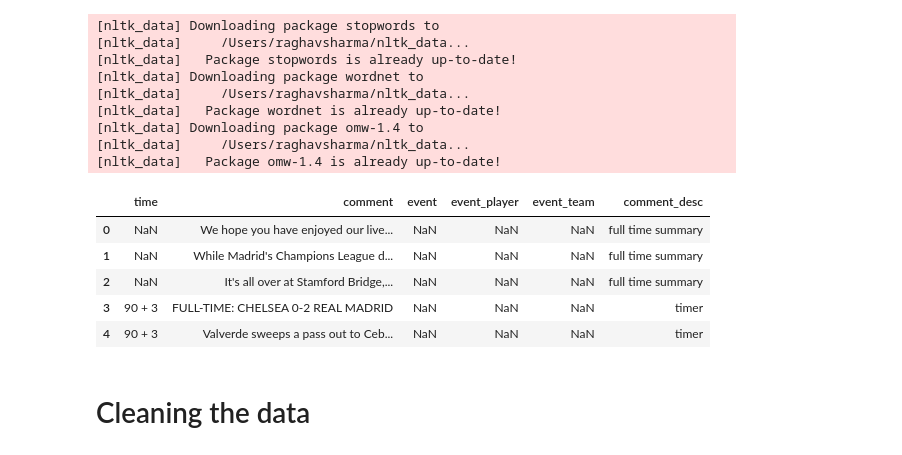
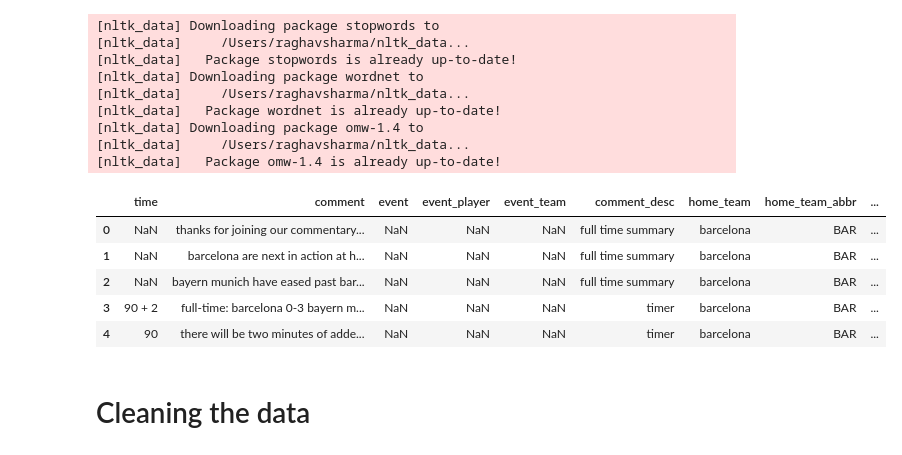
Before and after one commit to avisionary/commentary_analysis, a Jupyter notebook: code/utils/summary_rs.ipynb, the cells around one changed output. Saved outputs shown, nothing was run; the diff lists cells and outputs as text; code cells hidden in the pictures.

```diff
--- a/code/utils/summary_rs.ipynb
+++ b/code/utils/summary_rs.ipynb
@@ -39,15 +39,16 @@ warnings.filterwarnings('ignore')
 [nltk_data]     /Users/raghavsharma/nltk_data...
 [nltk_data]   Package omw-1.4 is already up-to-date!
 # %%
-temp_df = pd.read_csv('../../data/temp_data.csv')
+temp_df = pd.read_csv('../../data/commentory_matchid.csv')
+temp_df = temp_df[temp_df['match_id'] != 95]
 temp_df.head()
 # %% [output]
-|  | time | comment | event | event_player | event_team | comment_desc |
-| 0 | NaN | We hope you have enjoyed our live... | NaN | NaN | NaN | full time summary |
-| 1 | NaN | While Madrid's Champions League d... | NaN | NaN | NaN | full time summary |
-| 2 | NaN | It's all over at Stamford Bridge,... | NaN | NaN | NaN | full time summary |
-| 3 | 90 + 3 | FULL-TIME: CHELSEA 0-2 REAL MADRID | NaN | NaN | NaN | timer |
-| 4 | 90 + 3 | Valverde sweeps a pass out to Ceb... | NaN | NaN | NaN | timer |
+|  | time | comment | event | event_player | event_team | comment_desc | home_team | home_team_abbr | ... |
+| 0 | NaN | thanks for joining our commentary... | NaN | NaN | NaN | full time summary | barcelona | BAR | ... |
+| 1 | NaN | barcelona are next in action at h... | NaN | NaN | NaN | full time summary | barcelona | BAR | ... |
+| 2 | NaN | bayern munich have eased past bar... | NaN | NaN | NaN | full time summary | barcelona | BAR | ... |
+| 3 | 90 + 2 | full-time: barcelona 0-3 bayern m... | NaN | NaN | NaN | timer | barcelona | BAR | ... |
+| 4 | 90 | there will be two minutes of adde... | NaN | NaN | NaN | timer | barcelona | BAR | ... |
 # %% [markdown]
 # Cleaning the data
 # %%
```
Also changed, not shown: parts of 7 cells of this notebook, 6 other files.
